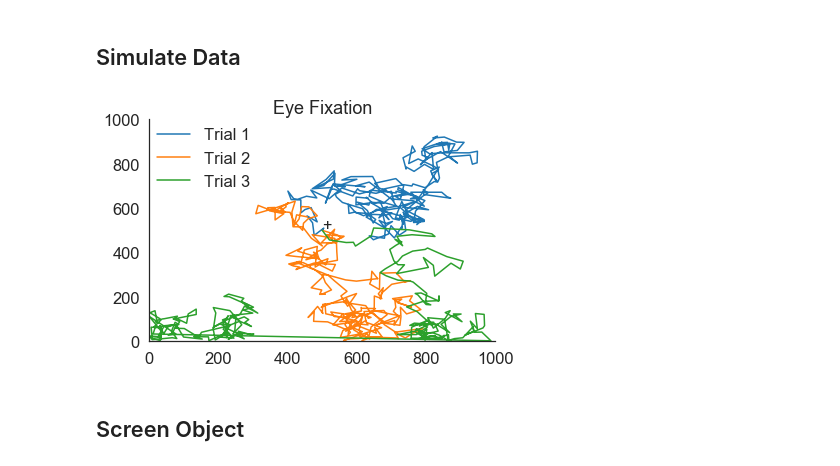
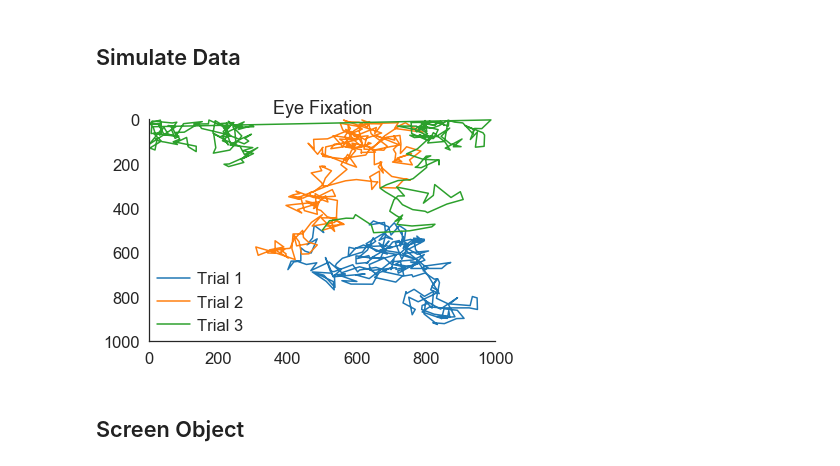
Before and after one commit to nivlab/NivLink, a Jupyter notebook: examples/demo.ipynb, the cells around one changed output. Drawn from its saved outputs; the diff is of its cells as text; code cells hidden in the pictures.

```diff
--- a/examples/demo.ipynb
+++ b/examples/demo.ipynb
@@ -28,36 +28,36 @@ drift = 30
 np.random.seed(47404)
 
 ## Preallocate space.
 eyepos = np.zeros((n_trials, n_steps, 2))
 eyepos[:,0,:] = mu
 
 ## Random walk.
 for i in np.arange(1,n_steps):
 
     ## Drift.
     eyepos[:,i,:] = eyepos[:,i-1,:] + np.random.normal(0,drift,(n_trials,2))
 
     ## Boundary correct.
     eyepos = np.where(eyepos > xdim, xdim - eyepos, eyepos)
     eyepos = np.where(eyepos < 0, 0 - eyepos, eyepos)
 
 #~~~~~~~~~~~~~~~~~~~~~~~~~~~~~~~~~~~~~~~~~~#
 ### Plot eyetracking.
 #~~~~~~~~~~~~~~~~~~~~~~~~~~~~~~~~~~~~~~~~~~#
 
 ## Initalize canvas.
 fig, ax = plt.subplots(1,1,figsize=(6,4))
 
 ## Plotting.
 for i, arr in enumerate(eyepos): ax.plot(*arr.T, label='Trial %s' %(i+1))
 ax.set(xlim=(0,xdim),ylim=(0,ydim),title='Eye Fixation')
-ax.legend(loc=2, frameon=False, borderpad=0)
-ax.text(xdim/2,ydim/2,'+',fontsize=16,zorder=0)
+ax.legend(loc=3, frameon=False, borderpad=0, handletextpad=0.4)
+ax.invert_yaxis()
 
 sns.despine()
 plt.tight_layout()
 # %% [output]
-[figure, old version]
+[figure, new version]
 # %% [markdown]
 ## Screen Object
 # %%
```
Also changed, not shown: parts of 1 cell of this notebook, 3 other files.
